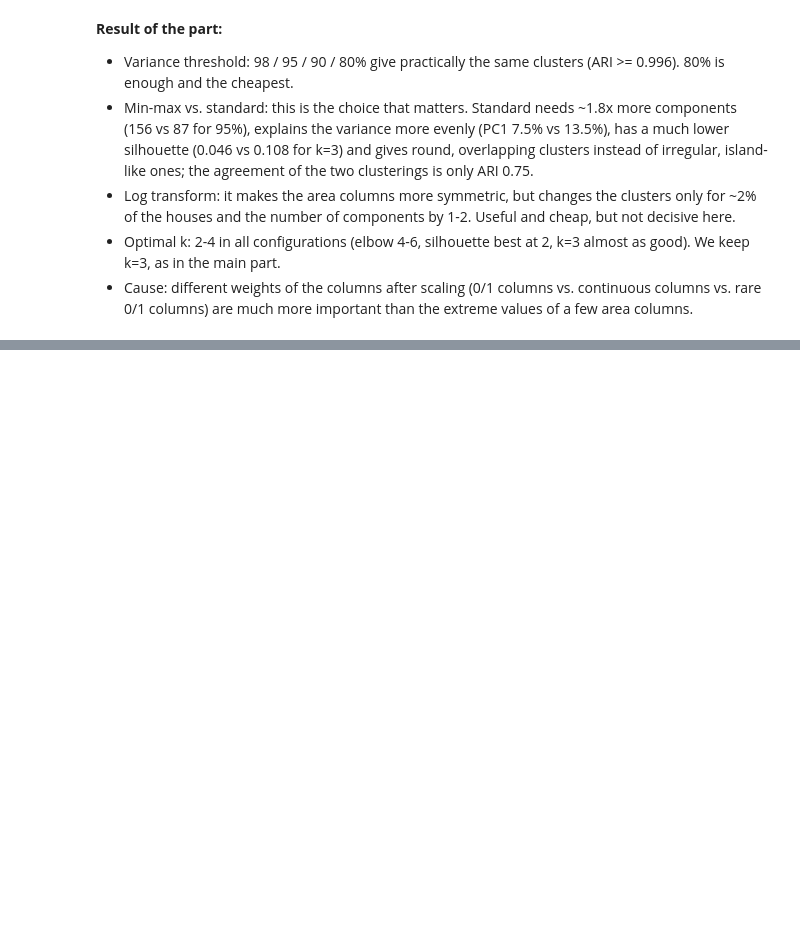
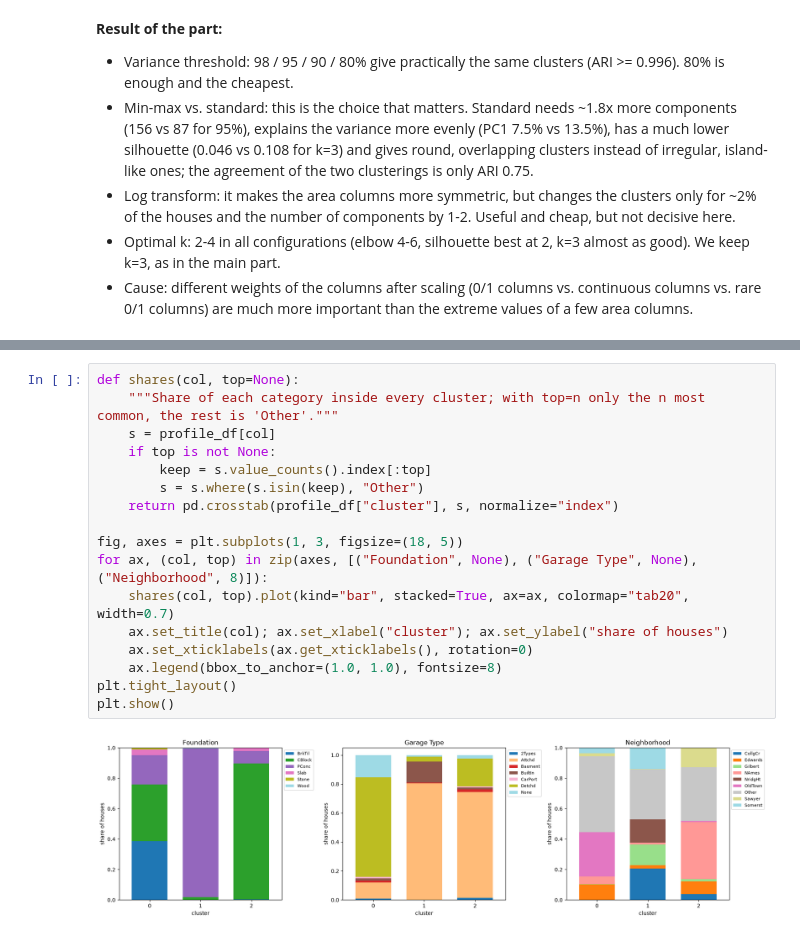
Before and after one commit to Maroscsak-Daniel/Labor-ML-, a Jupyter notebook: L3/L3_PCA_KMeansClustering.ipynb, the cells around one changed output, grey strips where cells are left out. Drawn from its saved outputs; the diff is of its cells as text; blank space fills up the shorter version.

```diff
--- a/L3/L3_PCA_KMeansClustering.ipynb
+++ b/L3/L3_PCA_KMeansClustering.ipynb
@@ -833,0 +900,19 @@ median Lot Area of houses that change / stay: 7892.0 / 9459.5
+# %%
+def shares(col, top=None):
+    """Share of each category inside every cluster; with top=n only the n most common, the rest is 'Other'."""
+    s = profile_df[col]
+    if top is not None:
+        keep = s.value_counts().index[:top]
+        s = s.where(s.isin(keep), "Other")
+    return pd.crosstab(profile_df["cluster"], s, normalize="index")
+
+fig, axes = plt.subplots(1, 3, figsize=(18, 5))
+for ax, (col, top) in zip(axes, [("Foundation", None), ("Garage Type", None), ("Neighborhood", 8)]):
+    shares(col, top).plot(kind="bar", stacked=True, ax=ax, colormap="tab20", width=0.7)
+    ax.set_title(col); ax.set_xlabel("cluster"); ax.set_ylabel("share of houses")
+    ax.set_xticklabels(ax.get_xticklabels(), rotation=0)
+    ax.legend(bbox_to_anchor=(1.0, 1.0), fontsize=8)
+plt.tight_layout()
+plt.show()
+# %% [output]
+[figure, added]
```
Also changed, not shown: parts of 11 cells of this notebook.
